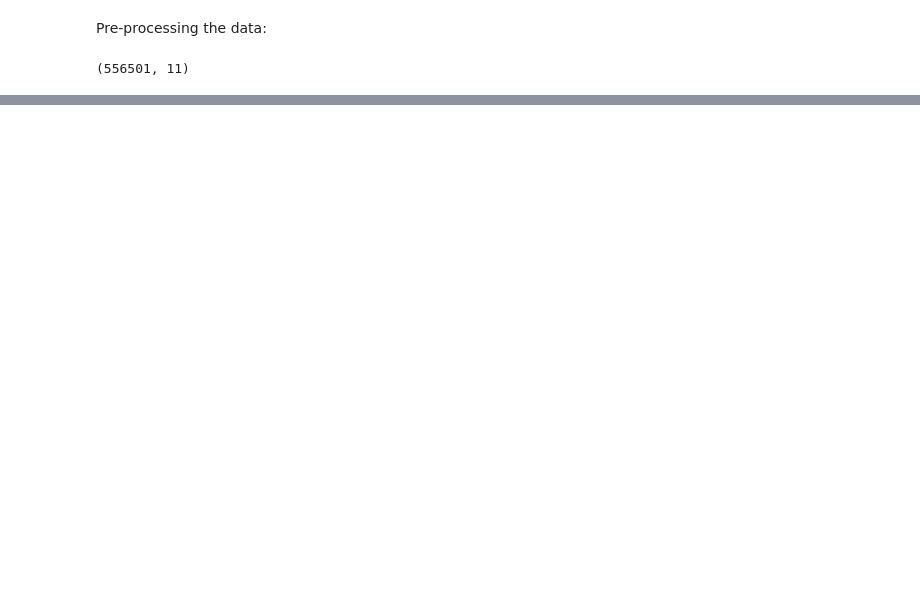
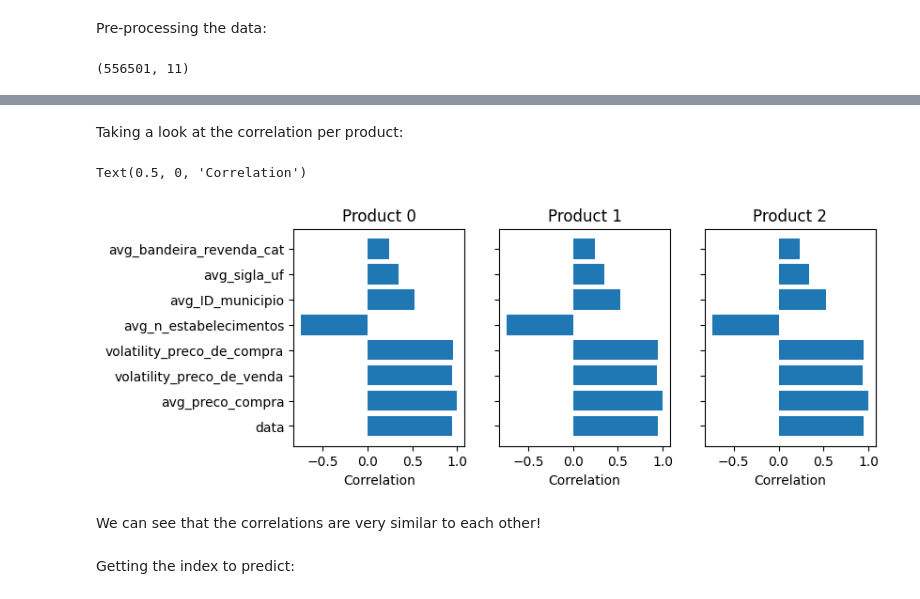
Before and after one commit to natalidesanti/predicting_price_oil_gas, a Jupyter notebook: predicting_oil_gas_price.ipynb, the cells around one changed output, grey strips where cells are left out. Saved outputs shown, nothing was run; the diff lists cells and outputs as text; code cells hidden in the pictures; blank space fills up the shorter version.

Commit message:
Finishing the predictions

```diff
--- a/predicting_oil_gas_price.ipynb
+++ b/predicting_oil_gas_price.ipynb
@@ -199,3 +322,0 @@ array([[<Axes: title={'center': 'bandeira_revenda_cat'}>,
-# %%
-df_1 = new_df[new_df['produto'] == 1]
-df_1.shape
@@ -232,2 +322,0 @@ def correlation_heatmap(df):
-# %%
-correlation = correlation_heatmap(new_df)
@@ -299,0 +334,2 @@ model = RandomForestClassifier(random_state = 42, class_weight = 'balanced')
+# %% [markdown]
+Taking a look at the correlation per product:
@@ -299,0 +359,31 @@ model = RandomForestClassifier(random_state = 42, class_weight = 'balanced')
+# %%
+correlation_0 = correlation_heatmap(df_0)
+correlation_1 = correlation_heatmap(df_1)
+correlation_2 = correlation_heatmap(df_2)
+# %%
+look_0 = correlation_0['avg_preco_venda'].drop(['avg_preco_venda'])
+look_1 = correlation_1['avg_preco_venda'].drop(['avg_preco_venda'])
+look_2 = correlation_2['avg_preco_venda'].drop(['avg_preco_venda'])
+# %%
+fig = plt.figure(dpi = 100, figsize = (8, 3))
+gs = fig.add_gridspec(1, 3, hspace=0)
+axs = gs.subplots(sharex=True, sharey=True)
+
+axs[0].barh(look_0.index, look_0.values)
+axs[0].set_title('Product 0')
+axs[0].set_xlabel('Correlation')
+
+axs[1].barh(look_1.index, look_0.values)
+axs[1].set_title('Product 1')
+axs[1].set_xlabel('Correlation')
+
+axs[2].barh(look_2.index, look_0.values)
+axs[2].set_title('Product 2')
+axs[2].set_xlabel('Correlation')
+# %% [output]
+Text(0.5, 0, 'Correlation')
+[figure, added]
+# %% [markdown]
+We can see that the correlations are very similar to each other!
+# %% [markdown]
+Getting the index to predict:
```
Also changed, not shown: parts of 64 cells of this notebook, 2 other files.
